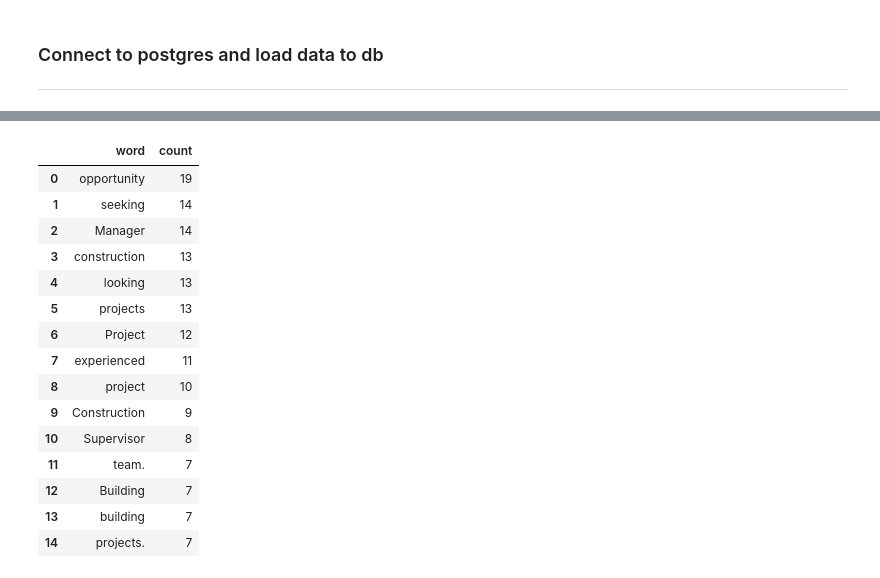
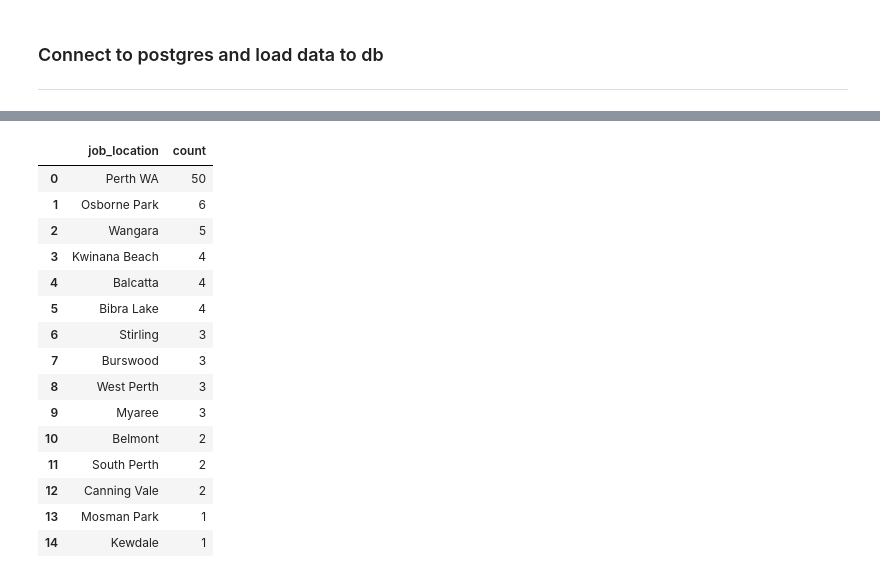
Before and after one commit to jonowood/Project_3, a Jupyter notebook: Webscraper Clean - Jon-checkpoint.ipynb, the cells around one changed output, grey strips where cells are left out. Drawn from its saved outputs; the diff is of its cells as text; code cells hidden in the pictures.

```diff
--- a/Webscraper Clean - Jon-checkpoint.ipynb
+++ b/Webscraper Clean - Jon-checkpoint.ipynb
@@ -481,22 +481,22 @@ jobs_in_community_services_development_locations.to_sql(name='community_services
 # %%
-pd.read_sql_query('select * from Construction_Word_Count', con=engine).head(15)
+pd.read_sql_query('select * from Construction_Location_Count', con=engine).head(15)
 # %% [output]
-|  | word | count |
-| 0 | opportunity | 19 |
-| 1 | seeking | 14 |
-| 2 | Manager | 14 |
-| 3 | construction | 13 |
-| 4 | looking | 13 |
-| 5 | projects | 13 |
-| 6 | Project | 12 |
-| 7 | experienced | 11 |
-| 8 | project | 10 |
-| 9 | Construction | 9 |
-| 10 | Supervisor | 8 |
-| 11 | team. | 7 |
-| 12 | Building | 7 |
-| 13 | building | 7 |
-| 14 | projects. | 7 |
+|  | job_location | count |
+| 0 | Perth WA | 50 |
+| 1 | Osborne Park | 6 |
+| 2 | Wangara | 5 |
+| 3 | Kwinana Beach | 4 |
+| 4 | Balcatta | 4 |
+| 5 | Bibra Lake | 4 |
+| 6 | Stirling | 3 |
+| 7 | Burswood | 3 |
+| 8 | West Perth | 3 |
+| 9 | Myaree | 3 |
+| 10 | Belmont | 2 |
+| 11 | South Perth | 2 |
+| 12 | Canning Vale | 2 |
+| 13 | Mosman Park | 1 |
+| 14 | Kewdale | 1 |
 # %%
 pd.read_sql_query('select * from allfields_location_count', con=engine).head(15)
 # %% [output]
```
Also changed, not shown: parts of 21 cells of this notebook, 8 other files.
